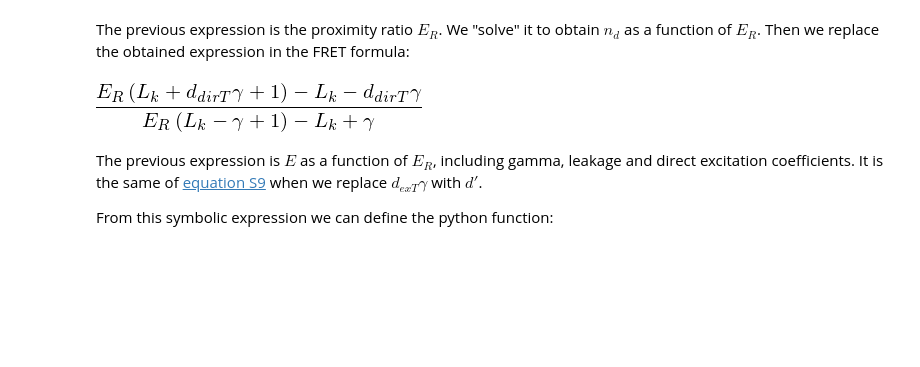
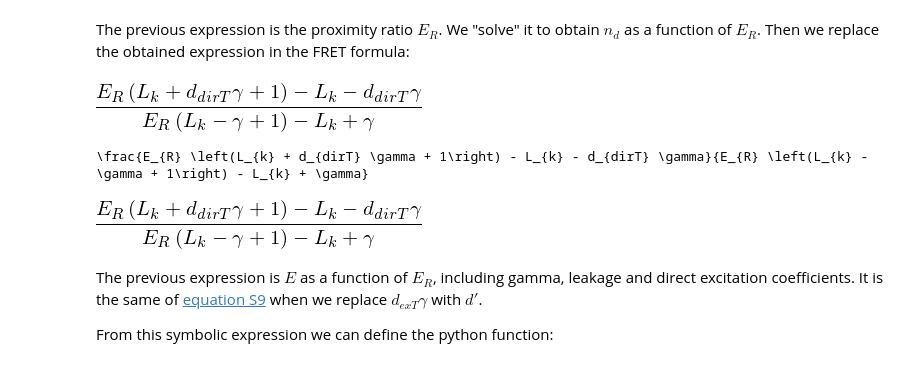
Before and after one commit to tritemio/notebooks, a Jupyter notebook: Derivation of FRET and S correction formulas.ipynb, the cells around one changed output. Drawn from its saved outputs; the diff is of its cells as text; code cells hidden in the pictures; blank space fills up the shorter version.

```diff
--- a/Derivation of FRET and S correction formulas.ipynb
+++ b/Derivation of FRET and S correction formulas.ipynb
@@ -243,6 +247,14 @@ E_func_Er = sympy.factor(FRET(nd, na, gamma).subs(nd, solve(Er_sym - Er, nd)[0])
 E_func_Er
 # %% [output]
 [figure]
+# %%
+print(sympy.printing.latex(E_func_Er))
+# %% [output]
+\frac{E_{R} \left(L_{k} + d_{dirT} \gamma + 1\right) - L_{k} - d_{dirT} \gamma}{E_{R} \left(L_{k} - \gamma + 1\right) - L_{k} + \gamma}
+# %%
+E_func_Er
+# %% [output]
+[figure, added]
 # %% [markdown]
 The previous expression is $E$ as a function of $E_R$, including gamma, leakage and direct excitation coefficients. It is the same of [equation S9](http://www.chem.ucla.edu/~michalet/papers/BJ2005SI.pdf) when we replace $d_{exT}\gamma$ with $d'$.
 
```
Also changed, not shown: parts of 10 cells of this notebook.
